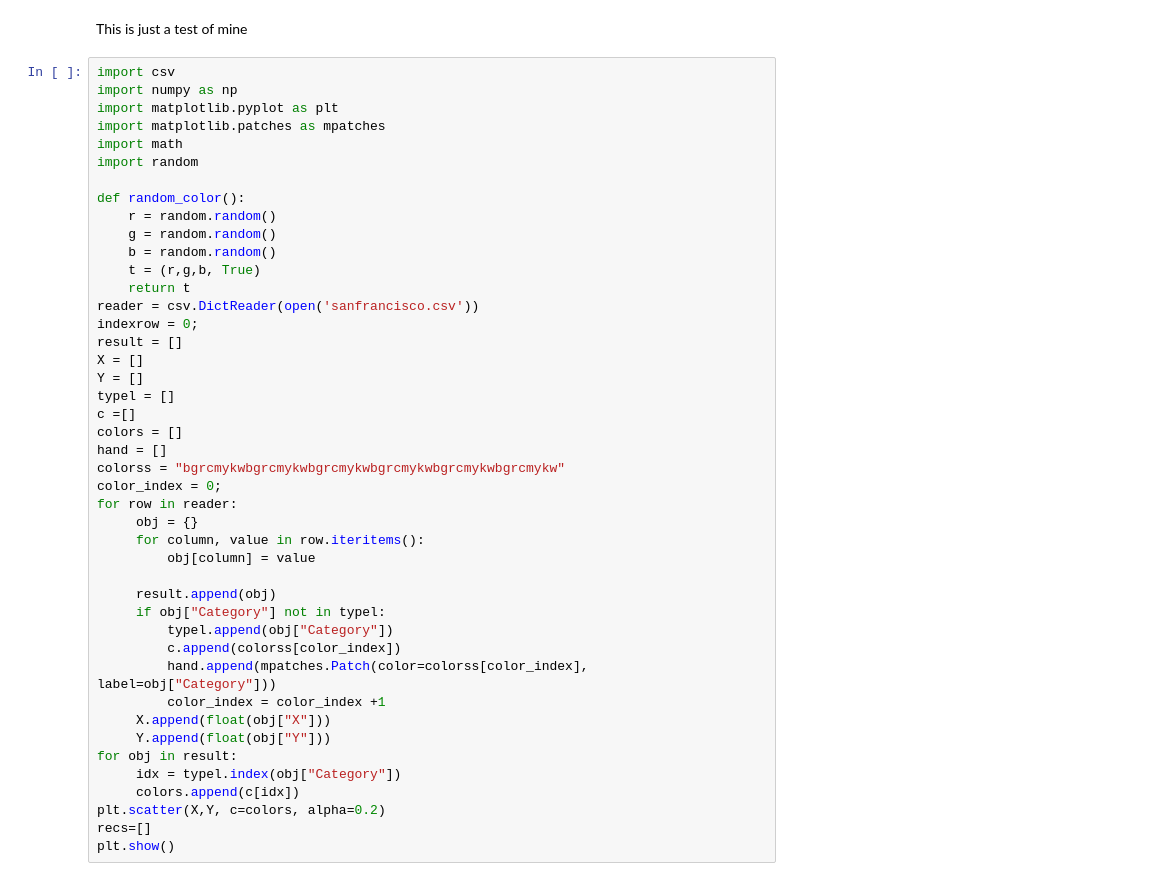
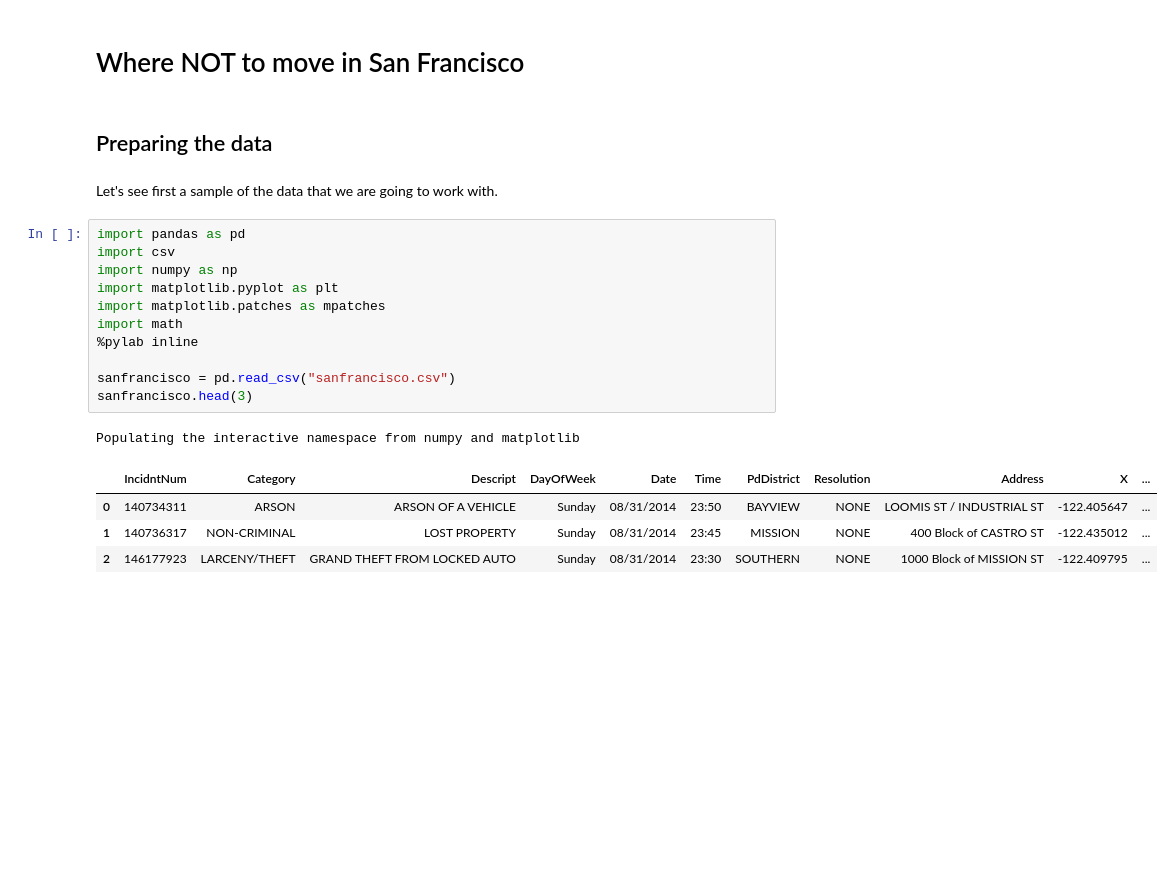
Before and after one commit to ioanacata/sanfrancisco_crime_rate, a Jupyter notebook: San Francisco Crime Rate.ipynb, the cells around one changed output. Drawn from its saved outputs; the diff is of its cells as text; blank space fills up the shorter version.

```diff
--- a/San Francisco Crime Rate.ipynb
+++ b/San Francisco Crime Rate.ipynb
@@ -3,46 +1,23 @@
-# %% [markdown]
-This is just a test of mine
-# %%
-import csv
-import numpy as np
-import matplotlib.pyplot as plt
-import matplotlib.patches as mpatches
-import math
-import random
-
-def random_color():
-    r = random.random()
-    g = random.random()
-    b = random.random()
-    t = (r,g,b, True)
-    return t
-reader = csv.DictReader(open('sanfrancisco.csv'))
-indexrow = 0;
-result = []
-X = []
-Y = []
-typel = []
-c =[]
-colors = []
-hand = []
-colorss = "bgrcmykwbgrcmykwbgrcmykwbgrcmykwbgrcmykwbgrcmykw"
-color_index = 0;
-for row in reader:
-     obj = {}
-     for column, value in row.iteritems():
-         obj[column] = value
-
-     result.append(obj)
-     if obj["Category"] not in typel:
-         typel.append(obj["Category"])
-         c.append(colorss[color_index])
-         hand.append(mpatches.Patch(color=colorss[color_index], label=obj["Category"]))
-         color_index = color_index +1
-     X.append(float(obj["X"]))
-     Y.append(float(obj["Y"]))
-for obj in result:
-     idx = typel.index(obj["Category"])
-     colors.append(c[idx])
-plt.scatter(X,Y, c=colors, alpha=0.2)
-recs=[]
-plt.show()
+# %% [markdown]
+# Where NOT to move in San Francisco
+# %% [markdown]
+## Preparing the data
+# %% [markdown]
+Let's see first a sample of the data that we are going to work with.
+# %%
+import pandas as pd
+import csv
+import numpy as np
+import matplotlib.pyplot as plt
+import matplotlib.patches as mpatches
+import math
+%pylab inline
+
+sanfrancisco = pd.read_csv("sanfrancisco.csv")
+sanfrancisco.head(3)
+# %% [output]
+Populating the interactive namespace from numpy and matplotlib
+|  | IncidntNum | Category | Descript | DayOfWeek | Date | Time | PdDistrict | Resolution | Address | X | ... |
+| 0 | 140734311 | ARSON | ARSON OF A VEHICLE | Sunday | 08/31/2014 | 23:50 | BAYVIEW | NONE | LOOMIS ST / INDUSTRIAL ST | -122.405647 | ... |
+| 1 | 140736317 | NON-CRIMINAL | LOST PROPERTY | Sunday | 08/31/2014 | 23:45 | MISSION | NONE | 400 Block of CASTRO ST | -122.435012 | ... |
+| 2 | 146177923 | LARCENY/THEFT | GRAND THEFT FROM LOCKED AUTO | Sunday | 08/31/2014 | 23:30 | SOUTHERN | NONE | 1000 Block of MISSION ST | -122.409795 | ... |
```
Also changed, not shown: parts of 15 cells of this notebook, 1 other file.
